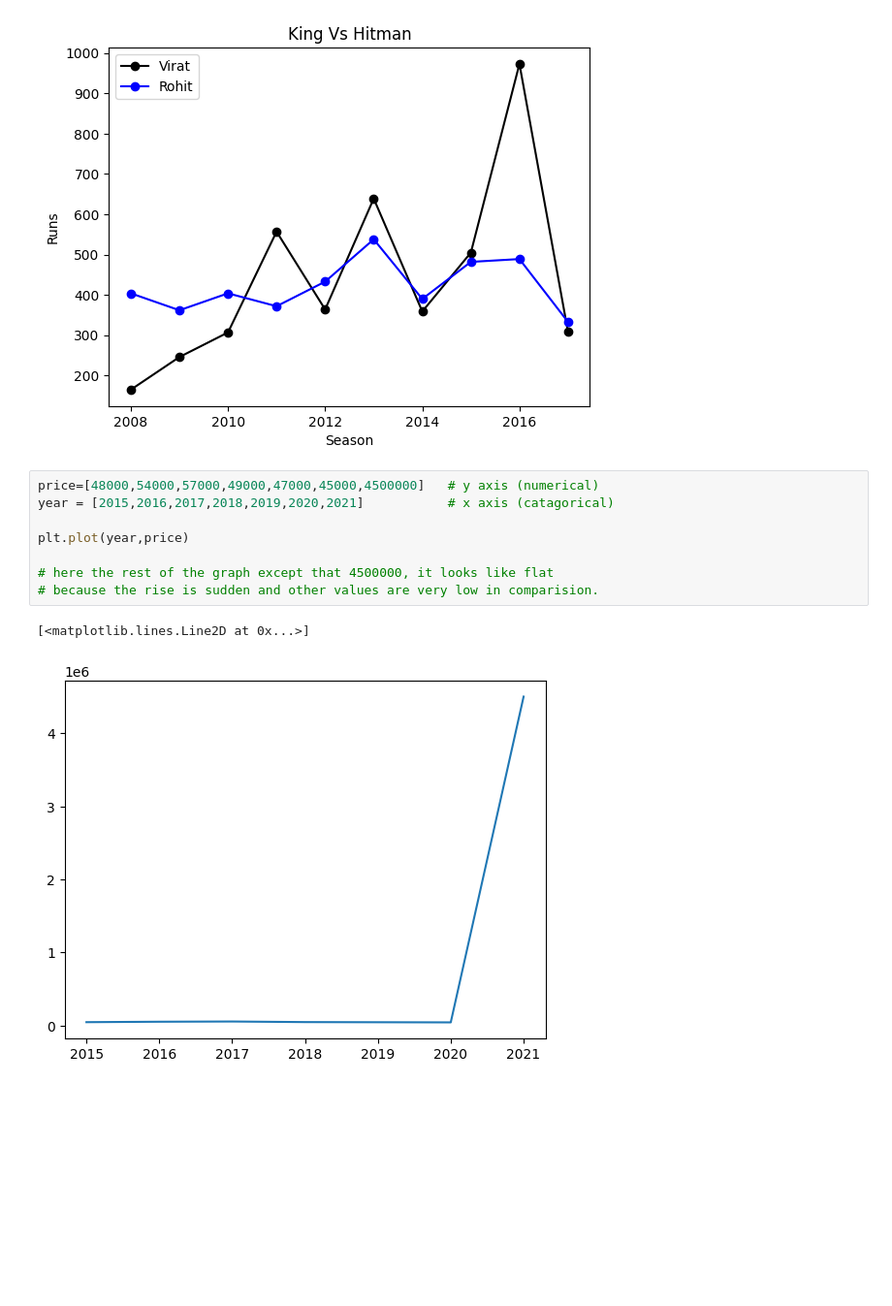
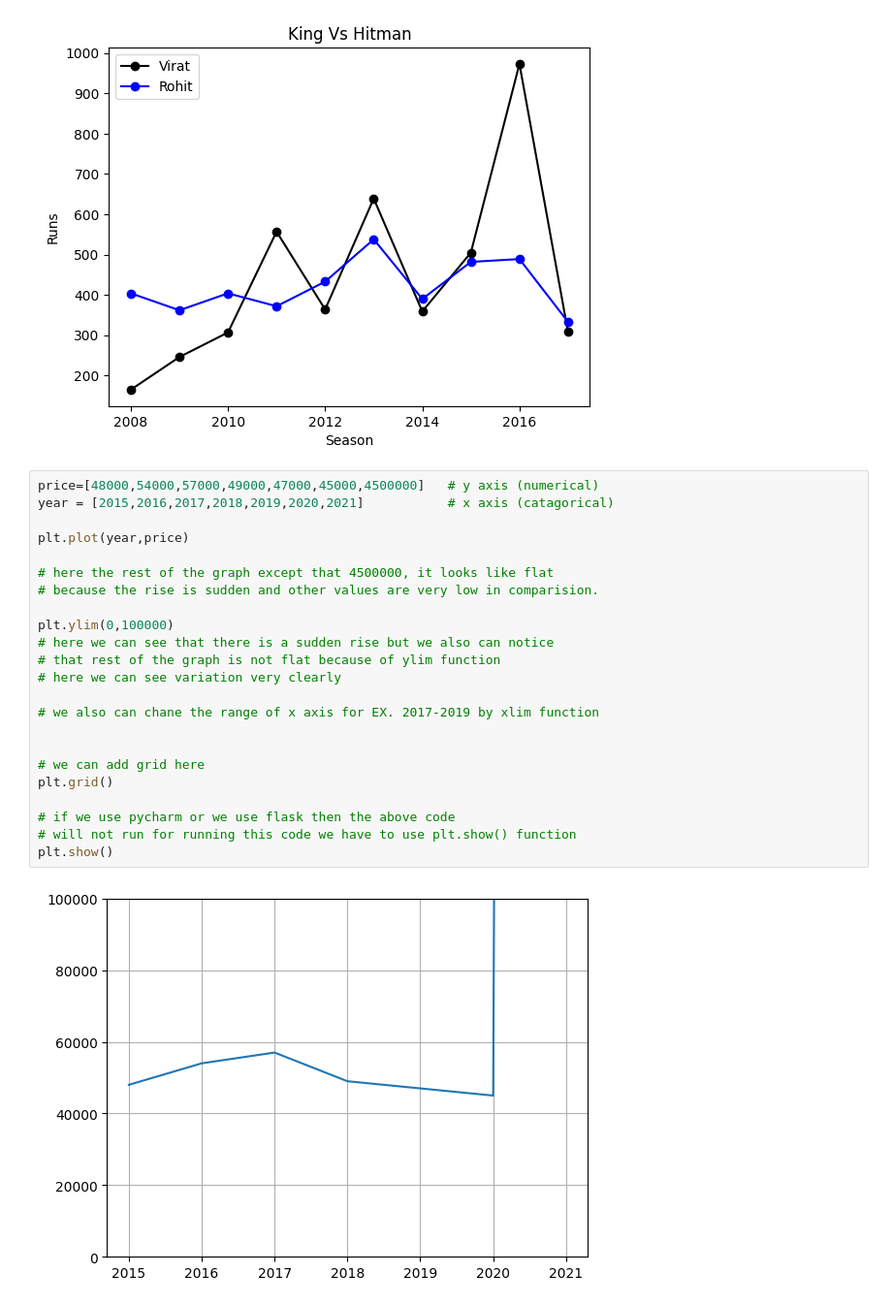
Before and after one commit to Bhavik2209/pandas_basics_-IPL-analysis-, a Jupyter notebook: matplotlib/matplot.ipynb, the cells around one changed output. Shown at 97% size. Cells and saved outputs as stored; diff of their text form; blank space fills up the shorter version.

```diff
--- a/matplotlib/matplot.ipynb
+++ b/matplotlib/matplot.ipynb
@@ -49,11 +57,25 @@ plt.legend() # to print labels for diff colors for EX. black is for virat.
 # %%
 price=[48000,54000,57000,49000,47000,45000,4500000]   # y axis (numerical)
 year = [2015,2016,2017,2018,2019,2020,2021]           # x axis (catagorical)
 
 plt.plot(year,price)
 
 # here the rest of the graph except that 4500000, it looks like flat
 # because the rise is sudden and other values are very low in comparision.
+
+plt.ylim(0,100000)
+# here we can see that there is a sudden rise but we also can notice
+# that rest of the graph is not flat because of ylim function
+# here we can see variation very clearly
+
+# we also can chane the range of x axis for EX. 2017-2019 by xlim function
+
+
+# we can add grid here
+plt.grid()
+
+# if we use pycharm or we use flask then the above code
+# will not run for running this code we have to use plt.show() function
+plt.show()
 # %% [output]
-[<matplotlib.lines.Line2D at 0x...>]
-[figure, old version]
+[figure, new version]
```
Also changed, not shown: parts of 14 cells of this notebook, 2 other files.
